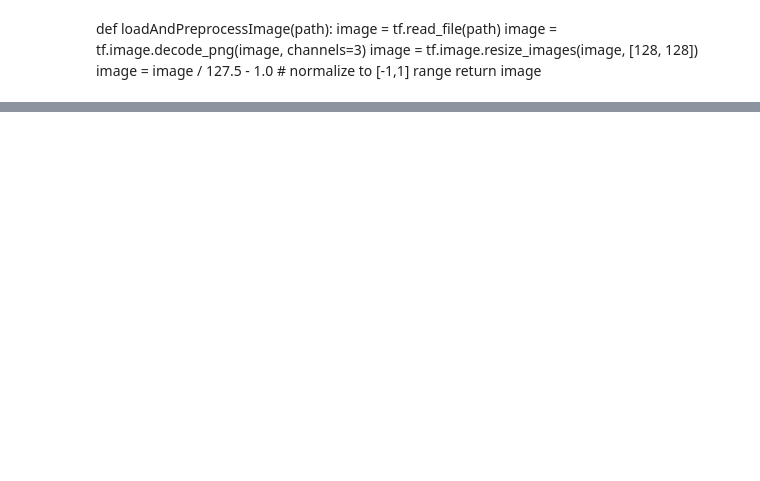
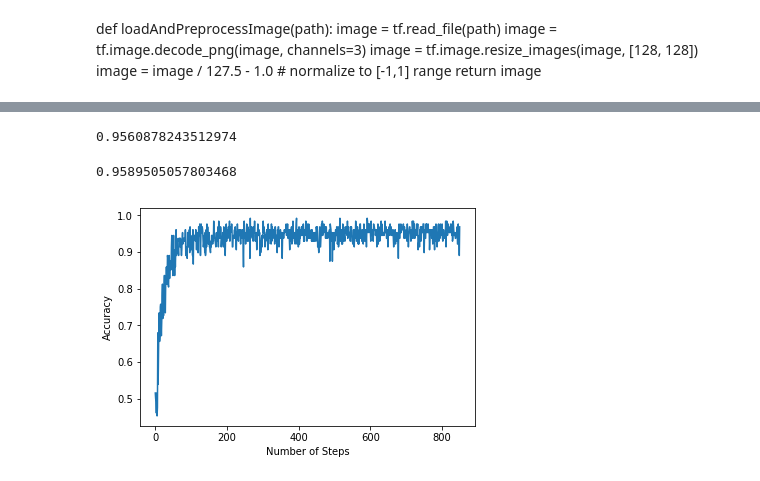
Before and after one commit to brucdarc/MachineLearningTermProject, a Jupyter notebook: TermProjectEdwardUpdate.ipynb, the cells around one changed output, grey strips where cells are left out. Cells and saved outputs as stored; diff of their text form; code cells hidden in the pictures; blank space fills up the shorter version.

Commit message:
updated to have graphs and stuff

```diff
--- a/TermProjectEdwardUpdate.ipynb
+++ b/TermProjectEdwardUpdate.ipynb
@@ -12,5 +14,5 @@ import math
 # %%
-dataPath = '/s/bach/g/under/cutreap/Desktop/cs445/cell_images/'
+dataPath = '/s/bach/m/under/epike919/Spring19/CS445/TermProjectStuff/cell_images/'
 dataRoot = pathlib.Path(dataPath)
 # %%
 imageDirs = []
@@ -98,7 +101,7 @@ def prepDataForConvNet(imagePaths, labels, batch_size):
     return X, Y
 # %%
 learning_rate = 0.001
-num_steps = 50
+num_steps = 850
 batchSize = 128
 display_step = 1
 
@@ -202,6 +205,11 @@ init = tf.global_variables_initializer()
 # Saver object
 saver = tf.train.Saver()
 
+train_accs = []
+train_losses = []
+
+missedTestIndices = []
+
 # Start training
 with tf.Session() as sess:
 
@@ -215,18 +223,20 @@ with tf.Session() as sess:
 
     train_acc = 0;
 
+
     for step in range(1, num_steps+1):
 
         if step % display_step == 0:
             # Run optimization and calculate batch loss and accuracy
             _, loss, acc = sess.run([train_op, loss_op, accuracy])
+            train_accs.append(acc)
+            train_losses.append(loss)
             print("Step " + str(step) + ", Minibatch Loss= " + \
                   "{:.4f}".format(loss) + ", Training Accuracy= " + \
                   "{:.3f}".format(acc))
         else:
             # Only run the optimization op (backprop)
             sess.run(train_op)
-
 
     for step in range(1, (math.ceil(trainSize/batchSize) )+1):
         # Run optimization and calculate batch loss and accuracy
@@ -239,9 +249,13 @@ with tf.Session() as sess:
 
     train_acc = train_acc/(math.ceil(trainSize/batchSize) )
     test_accuracy = 0;
+
     for step in range(1, testSize + 1):
         acc2 = sess.run(accuracy_test)
+        if(acc2 == 0):
+            missedTestIndices.append(step)
         test_accuracy += acc2
+
 
         if step % 100 == 0:
             # Run optimization and calculate batch loss and accuracy
@@ -273,10 +324,21 @@ Step 2500, Testing Accuracy= 1.0
 # %%
 test_accuracy
+# %% [output]
+0.9560878243512974
 # %%
 train_acc
+# %% [output]
+0.9589505057803468
 # %%
 #LEFT OFF AT PIPE THE DATASET TO A MODEL
 #NEED TO:
 #    SEPERATE DATA INTO TRAINING AND TESTING ###DONE
 #    TRAIN MODEL
 #    TEST MODEL
+# %%
+plt.plot(train_accs)
+plt.ylabel("Accuracy")
+plt.xlabel("Number of Steps")
+plt.show()
+# %% [output]
+[figure, added]
```
Also changed, not shown: parts of 8 cells of this notebook.
